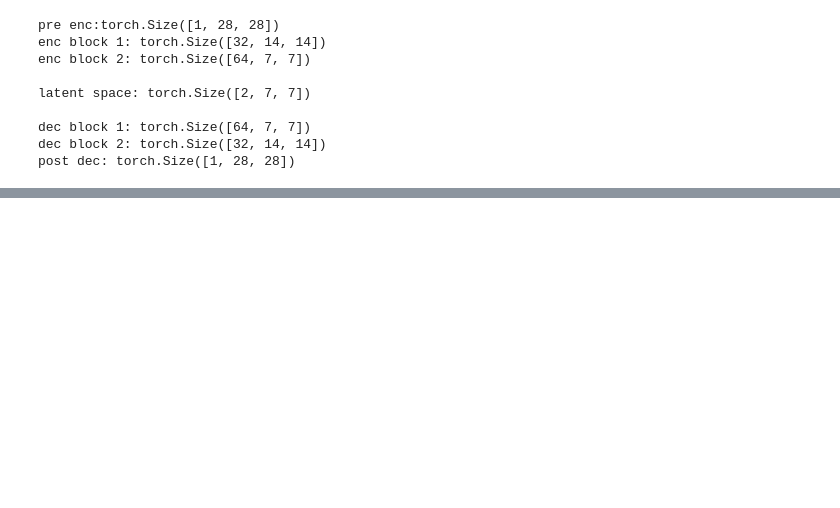
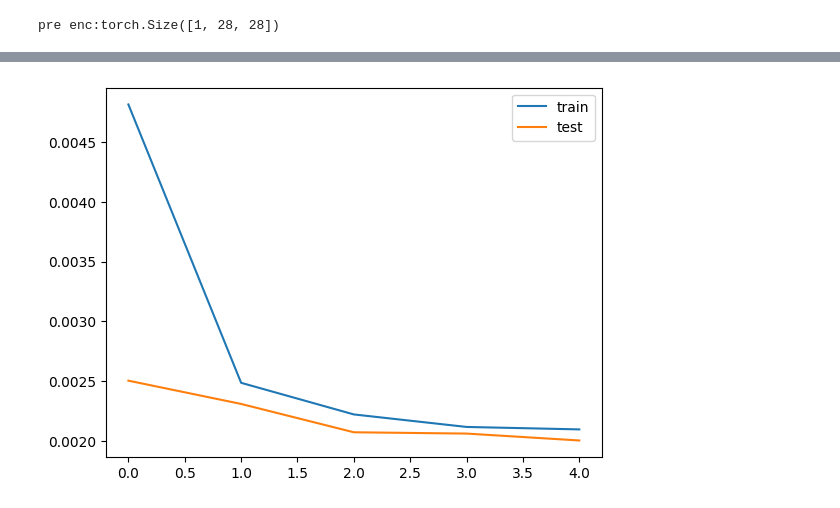
Before and after one commit to Yegor-men/vae, a Jupyter notebook: mnist_28x28_vae.ipynb, the cells around one changed output, grey strips where cells are left out. Saved outputs shown, nothing was run; the diff lists cells and outputs as text; code cells hidden in the pictures; blank space fills up the shorter version.

```diff
--- a/mnist_28x28_vae.ipynb
+++ b/mnist_28x28_vae.ipynb
@@ -84,19 +84,11 @@ class VAE(nn.Module):
         return x
 
 
-model = VAE(hidden_channels=2)
+model = VAE(hidden_channels=4).to("cuda")
 # %%
-foo = torch.randn(28, 28)
+foo = torch.randn(28, 28).to("cuda")
 foo = foo.unsqueeze(0)
 print(f"pre enc:{foo.size()}")
 foo = model(foo)
 # %% [output]
 pre enc:torch.Size([1, 28, 28])
-enc block 1: torch.Size([32, 14, 14])
-enc block 2: torch.Size([64, 7, 7])
-
-latent space: torch.Size([2, 7, 7])
-
-dec block 1: torch.Size([64, 7, 7])
-dec block 2: torch.Size([32, 14, 14])
-post dec: torch.Size([1, 28, 28])
@@ -102,0 +130,54 @@ post dec: torch.Size([1, 28, 28])
+# %%
+EPOCHS = 5
+LEARNING_RATE = 0.01
+BATCH_SIZE = 32
+UPDATE_EVERY_NUM_BATCHES = 2
+
+loss_fn = nn.MSELoss()
+optimizer = torch.optim.Adam(model.parameters(), lr=LEARNING_RATE)
+
+train_dataset, test_dataset = GPUDataset(train_data), GPUDataset(test_data)
+train_dataloader = DataLoader(dataset=train_dataset, batch_size=BATCH_SIZE, shuffle=True)
+test_dataloader = DataLoader(dataset=test_dataset, batch_size=BATCH_SIZE, shuffle=False)
+
+train_loss_history, test_loss_history = [], []
+train_loss_batches, test_loss_batches = [], []
+
+for epoch in range(EPOCHS):
+    model.train()
+    optimizer.zero_grad()
+
+    current_batch = 0
+    train_loss, test_loss = 0, 0
+
+    for batch_index, (X, Y) in enumerate(train_dataloader):
+        output = model(X)
+        loss = loss_fn(output, X)
+        loss.backward()
+        train_loss_batches.append(loss.item())
+        train_loss += loss.item() * len(X)
+        if current_batch % UPDATE_EVERY_NUM_BATCHES == 0:
+            optimizer.step()
+            optimizer.zero_grad()
+    train_loss /= len(train_data)
+    train_loss_history.append(train_loss)
+    print(f"T | E {epoch + 1:,}/{EPOCHS:,} - {((epoch + 1) / EPOCHS) * 100:.3f}% | Loss: {train_loss:.5f}")
+
+    model.eval()
+    with torch.inference_mode():
+        for batch_index, (X, Y) in enumerate(test_dataloader):
+            output = model(X)
+            loss = loss_fn(output, X)
+            test_loss_batches.append(loss.item())
+            test_loss += loss.item() * len(X)
+    test_loss /= len(test_data)
+    test_loss_history.append(test_loss)
+    print(f"V | Loss: {test_loss:.5f}")
+
+import matplotlib.pyplot as plt
+
+plt.plot(train_loss_history)
+plt.plot(test_loss_history)
+plt.legend(["train", "test"])
+plt.show()
+# %% [output]
@@ -102,0 +194 @@ post dec: torch.Size([1, 28, 28])
+[figure, added]
```
Also changed, not shown: parts of 6 cells of this notebook, 1 other file.
